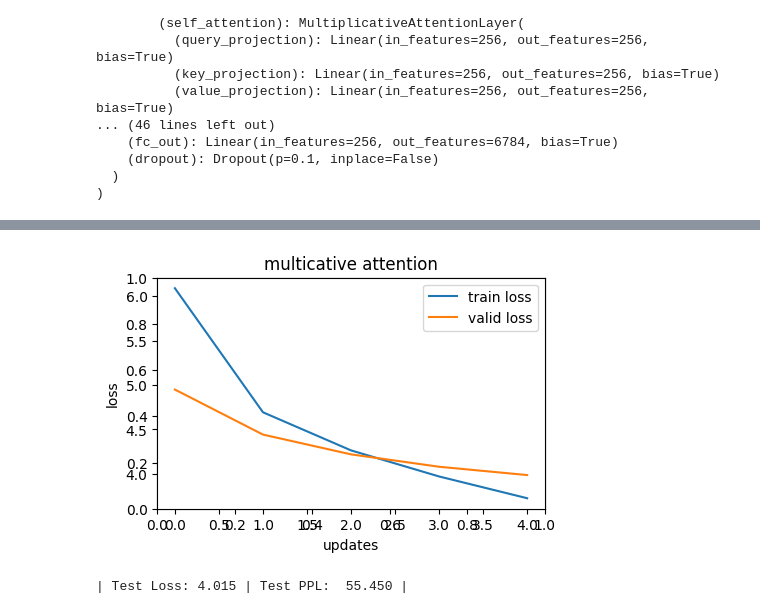
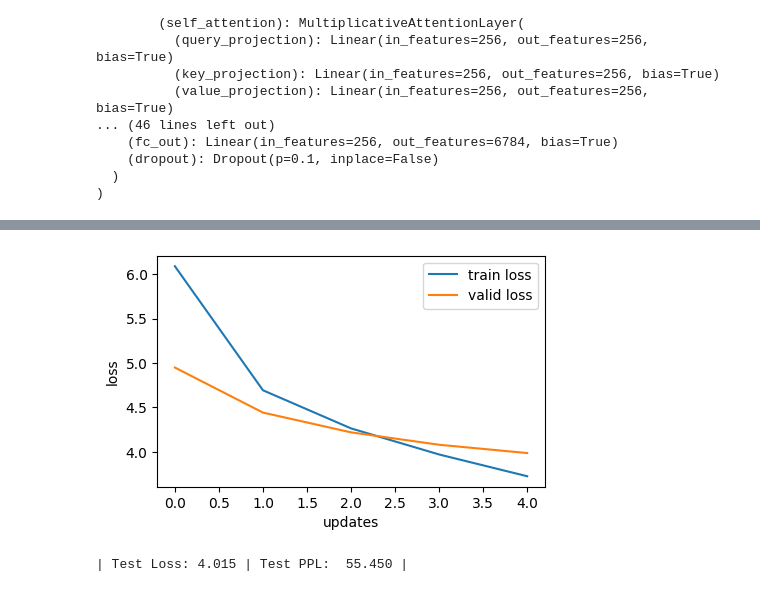
Before and after one commit to archx64-ait/a3-machine-translation, a Jupyter notebook: code/a3-transformer-mutiplicative.ipynb, the cells around one changed output, grey strips where cells are left out. Saved outputs shown, nothing was run; the diff lists cells and outputs as text; code cells hidden in the pictures.

```diff
--- a/code/a3-transformer-mutiplicative.ipynb
+++ b/code/a3-transformer-mutiplicative.ipynb
@@ -779,16 +785,15 @@ Total training time: 1m 27s 643ms
 # %%
 from matplotlib import pyplot as plt
 fig = plt.figure(figsize=(5, 3))
-plt.title('multicative attention')
 ax = fig.add_subplot(1, 1, 1)
 ax.plot(train_losses, label = 'train loss')
 ax.plot(valid_losses, label = 'valid loss')
 plt.legend()
 ax.set_xlabel('updates')
 ax.set_ylabel('loss')
 plt.savefig('figures/multiplicative-attention-loss')
 # %% [output]
-[figure, old version]
+[figure, new version]
 # %%
 model.load_state_dict(torch.load(save_path))
 test_loss = evaluate(model, test_loader, criterion, test_loader_length)
```
Also changed, not shown: parts of 13 cells of this notebook, 42 other files.
